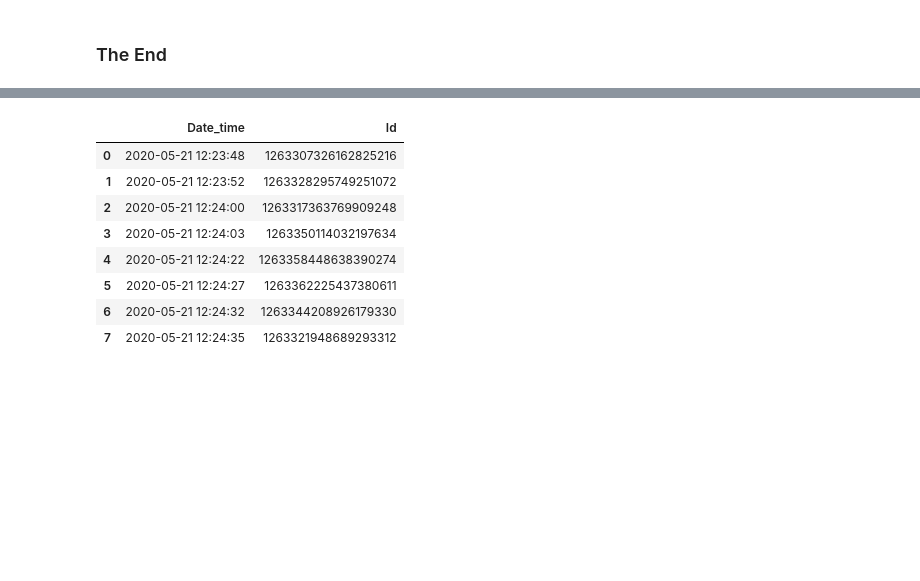
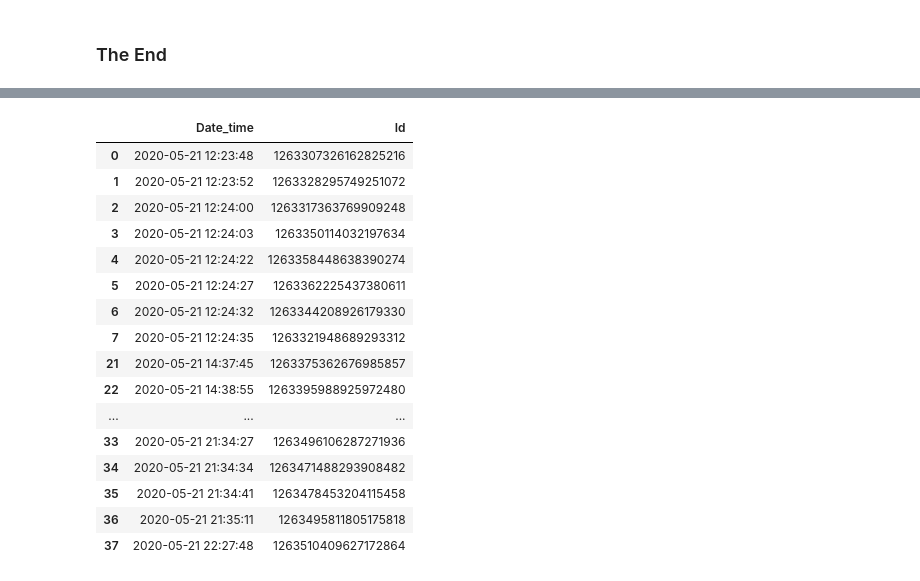
Before and after one commit to ananthanandanan/academics, a Jupyter notebook: python/notebooks/testing jupyter.ipynb, the cells around one changed output, grey strips where cells are left out. Saved outputs shown, nothing was run; the diff lists cells and outputs as text; code cells hidden in the pictures; blank space fills up the shorter version.

```diff
--- a/python/notebooks/testing jupyter.ipynb
+++ b/python/notebooks/testing jupyter.ipynb
@@ -112,17 +112,28 @@ df
 from datetime import timedelta, datetime, date
 tid = pd.read_csv('tid_store.csv')
 tid['Date_time'] = pd.to_datetime(tid["Date_time"],format='%m/%d/%Y %I:%M:%S %p')
-previous_date = datetime.now() - timedelta(days=3)
+previous_date = datetime.now() - timedelta(days=1.5)
 # %%
-grp_df = tid.groupby(by=['Date_time']).filter(lambda x: x['Date_time'] > previous_date)
-grp_df
+#grp_df = tid.groupby('Date_time').filter(lambda x: x['Date_time'] >= previous_date)
+#grp_df
+mask = (tid['Date_time'] > previous_date) & (tid['Date_time'] <= datetime.now())
+mask
+tid.loc[mask]
 # %% [output]
 |  | Date_time | Id |
 | 0 | 2020-05-21 12:23:48 | 1263307326162825216 |
 | 1 | 2020-05-21 12:23:52 | 1263328295749251072 |
 | 2 | 2020-05-21 12:24:00 | 1263317363769909248 |
 | 3 | 2020-05-21 12:24:03 | 1263350114032197634 |
 | 4 | 2020-05-21 12:24:22 | 1263358448638390274 |
 | 5 | 2020-05-21 12:24:27 | 1263362225437380611 |
 | 6 | 2020-05-21 12:24:32 | 1263344208926179330 |
 | 7 | 2020-05-21 12:24:35 | 1263321948689293312 |
+| 21 | 2020-05-21 14:37:45 | 1263375362676985857 |
+| 22 | 2020-05-21 14:38:55 | 1263395988925972480 |
+| ... | ... | ... |
+| 33 | 2020-05-21 21:34:27 | 1263496106287271936 |
+| 34 | 2020-05-21 21:34:34 | 1263471488293908482 |
+| 35 | 2020-05-21 21:34:41 | 1263478453204115458 |
+| 36 | 2020-05-21 21:35:11 | 1263495811805175818 |
+| 37 | 2020-05-21 22:27:48 | 1263510409627172864 |
```
Also changed, not shown: parts of 15 cells of this notebook, 3 other files.
